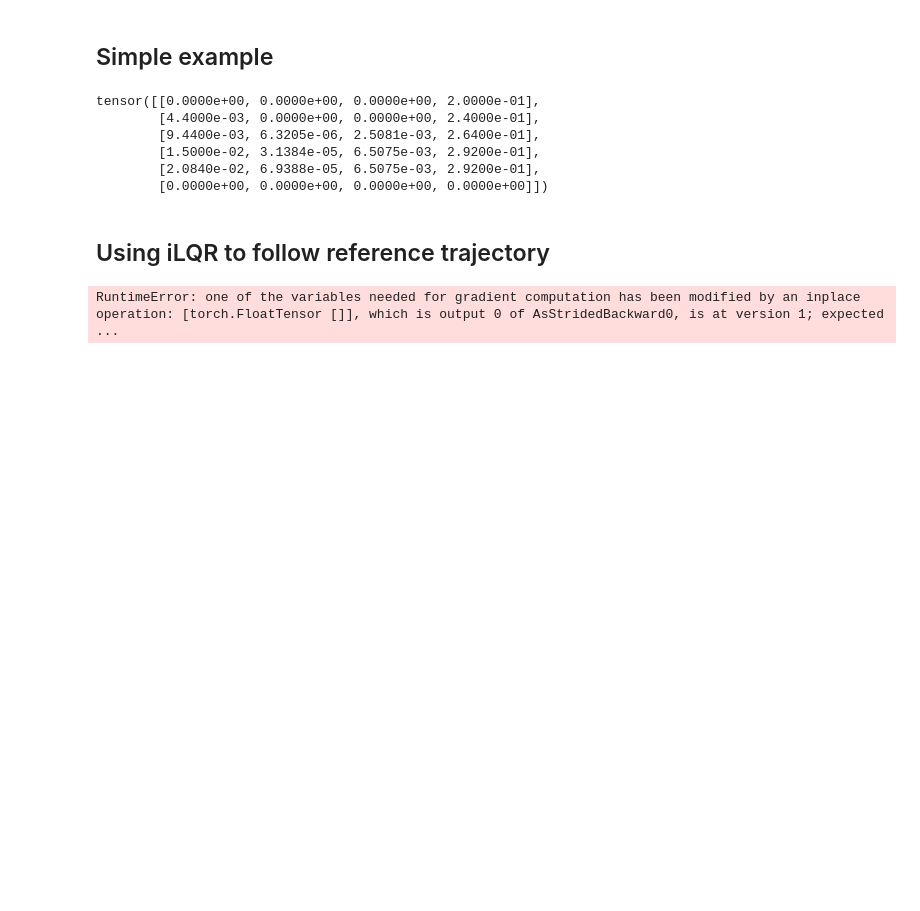
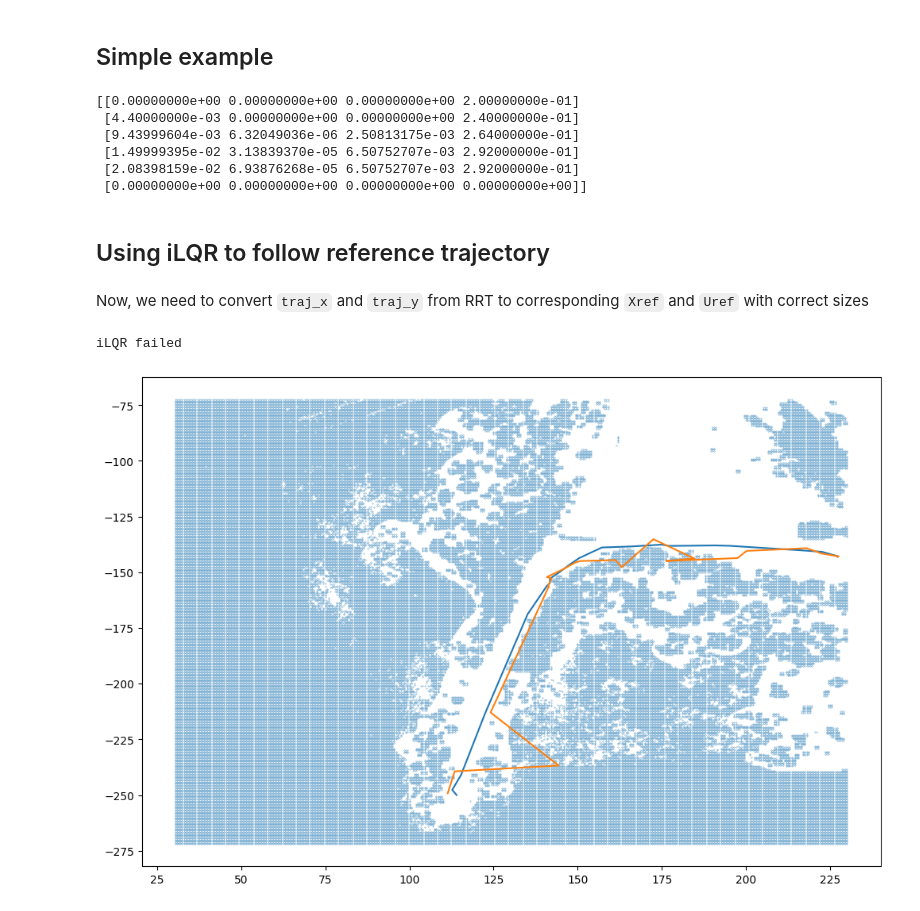
Before and after one commit to Antoine-Bergerault/OCRL-Project, a Jupyter notebook: main.ipynb, the cells around one changed output. Saved outputs shown, nothing was run; the diff lists cells and outputs as text; code cells hidden in the pictures; blank space fills up the shorter version.

Commit message:
guess feasible controls and update reference states

```diff
--- a/main.ipynb
+++ b/main.ipynb
@@ -77,14 +94,14 @@ model = bicycle_model.BicycleModelParameters(dt=0.02, max_steering_angle=2, min_
 # state: x, y, yaw, velocity
 
 nx = 4
-x0 = torch.tensor([0, 0, 0, 0.2]) # initial state
+x0 = np.array([0, 0, 0, 0.2]) # initial state
 
 # controls: acceleration, steering_angle
 
 nu = 2
-U = torch.tensor([[2, 0], [1.2, 0.3], [1.4, 0.4], [0, 0.2]])
+U = np.array([[2, 0], [1.2, 0.3], [1.4, 0.4], [0, 0.2]])
 
-N = U.size(0)+1
+N = U.shape[0]+1
 
 # Simulate dynamics
 
@@ -95,26 +112,46 @@ X = simulate(x0, U, bicycle_model.discrete_dynamics, params)
 
 print(X)
 # %% [output]
-tensor([[0.0000e+00, 0.0000e+00, 0.0000e+00, 2.0000e-01],
-        [4.4000e-03, 0.0000e+00, 0.0000e+00, 2.4000e-01],
-        [9.4400e-03, 6.3205e-06, 2.5081e-03, 2.6400e-01],
-        [1.5000e-02, 3.1384e-05, 6.5075e-03, 2.9200e-01],
-        [2.0840e-02, 6.9388e-05, 6.5075e-03, 2.9200e-01],
-        [0.0000e+00, 0.0000e+00, 0.0000e+00, 0.0000e+00]])
+[[0.00000000e+00 0.00000000e+00 0.00000000e+00 2.00000000e-01]
+ [4.40000000e-03 0.00000000e+00 0.00000000e+00 2.40000000e-01]
+ [9.43999604e-03 6.32049036e-06 2.50813175e-03 2.64000000e-01]
+ [1.49999395e-02 3.13839370e-05 6.50752707e-03 2.92000000e-01]
+ [2.08398159e-02 6.93876268e-05 6.50752707e-03 2.92000000e-01]
+ [0.00000000e+00 0.00000000e+00 0.00000000e+00 0.00000000e+00]]
 # %% [markdown]
 ## Using iLQR to follow reference trajectory
+# %% [markdown]
+Now, we need to convert `traj_x` and `traj_y` from RRT to corresponding `Xref` and `Uref` with correct sizes
+# %%
+N = traj_x.shape[0] # size determined by RRT
 # %%
 # problem size
 dt = model.dt
-tf = 5
-t_vec = np.arange(0, tf, dt)
 
 # create reference trajectory
-Xref, Uref = torch.zeros((N, nx)), torch.zeros((N-1, nu)) # TODO: generate non trivial reference trajectory
+Xref, Uref = np.array([traj_x, traj_y, np.zeros(N), np.ones(N)]).T, np.zeros((N-1, nu))
+
+# Guess yaw angles
+for k in range(len(Xref) - 1):
+    p1 = Xref[k]
+    p2 = Xref[k+1]
+    yaw = np.arctan2(p2[1] - p1[1], p2[0] - p1[0]) # tan^-1(Δy/Δx)
+    Xref[k, 2] = yaw
+Xref[N-1, 2] = Xref[N-2, 2] # keep same yaw at the end
+
+for k in range(len(Xref) - 1):
+    # estimating the yaw rate very roughly
+    diff_yaw = Xref[k+1, 2] - Xref[k, 2]
+    if abs(diff_yaw) < 1:
+        Uref[k, 1] = 0
+    elif diff_yaw > 0: # we need to increase yawq
+        Uref[k, 1] = 2.
+    else: # we need to decrease yaw
+        Uref[k, 1] = -2.8
 
 # tracking cost function
-Q = torch.eye(nx)
-R = torch.eye(nu)
+Q = np.diag([1, 1, 0, 0]) # no cost for yaw nor velocity
+R = 0 * np.eye(nu) # no cost for controls
 Qf = 10*Q
 
 # the params needed by iLQR
@@ -126,7 +163,7 @@ qrParams = qr.QR(
     Uref=Uref,
     nx=params.nx,
     nu=params.nu,
-    N=Xref.size(0),
+    N=N,
     model=params.model
 )
 
@@ -134,9 +171,20 @@ qrParams = qr.QR(
 x0 = Xref[0]
 
 # initial guess controls
-U = Uref + .0001*torch.rand(Uref.size())
+U = Uref + np.linspace(0.1, 1, N-1)[:, None]#+ .0001*np.random.rand(*Uref.shape)
 
 # solve with iLQR
-X, U, K = qr.iLQR(x0, U, bicycle_model.discrete_dynamics, qrParams)
+X, U, K = qr.iLQR(x0, U, bicycle_model.discrete_dynamics, bicycle_model.discrete_dynamics_grad, qrParams)
 # %% [output]
-RuntimeError: one of the variables needed for gradient computation has been modified by an inplace operation: [torch.FloatTensor []], which is output 0 of AsStridedBackward0, is at version 1; expected ...
+iLQR failed
+# %%
+fig = plt.gcf()
+fig.set_size_inches(12, 8)
+
+plt.scatter(search_space_x, search_space_y, s=0.05)
+
+plt.plot(Xref[:, 0], Xref[:, 1])
+plt.plot(X[:, 0], X[:, 1])
+plt.show()
+# %% [output]
+[figure, added]
```
Also changed, not shown: parts of 3 cells of this notebook, 1 other file.
